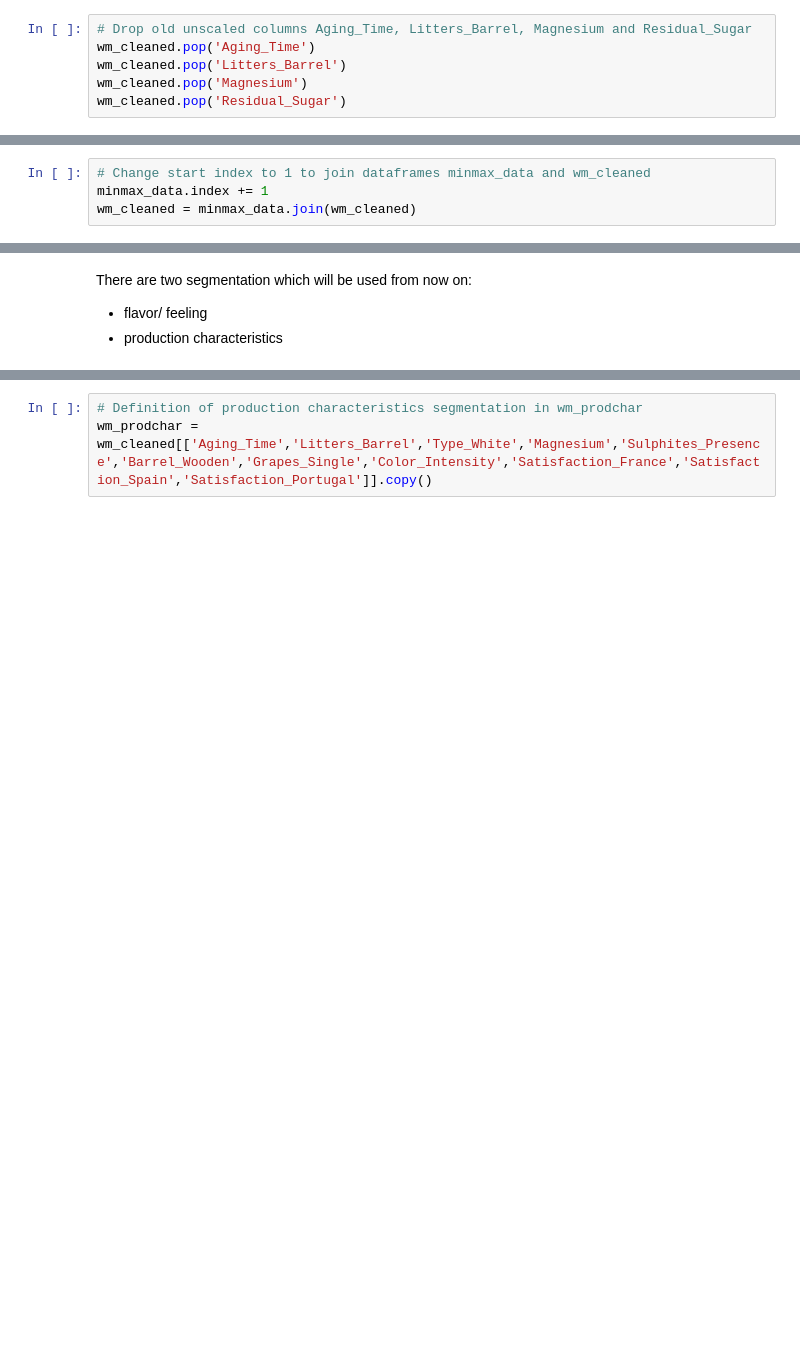
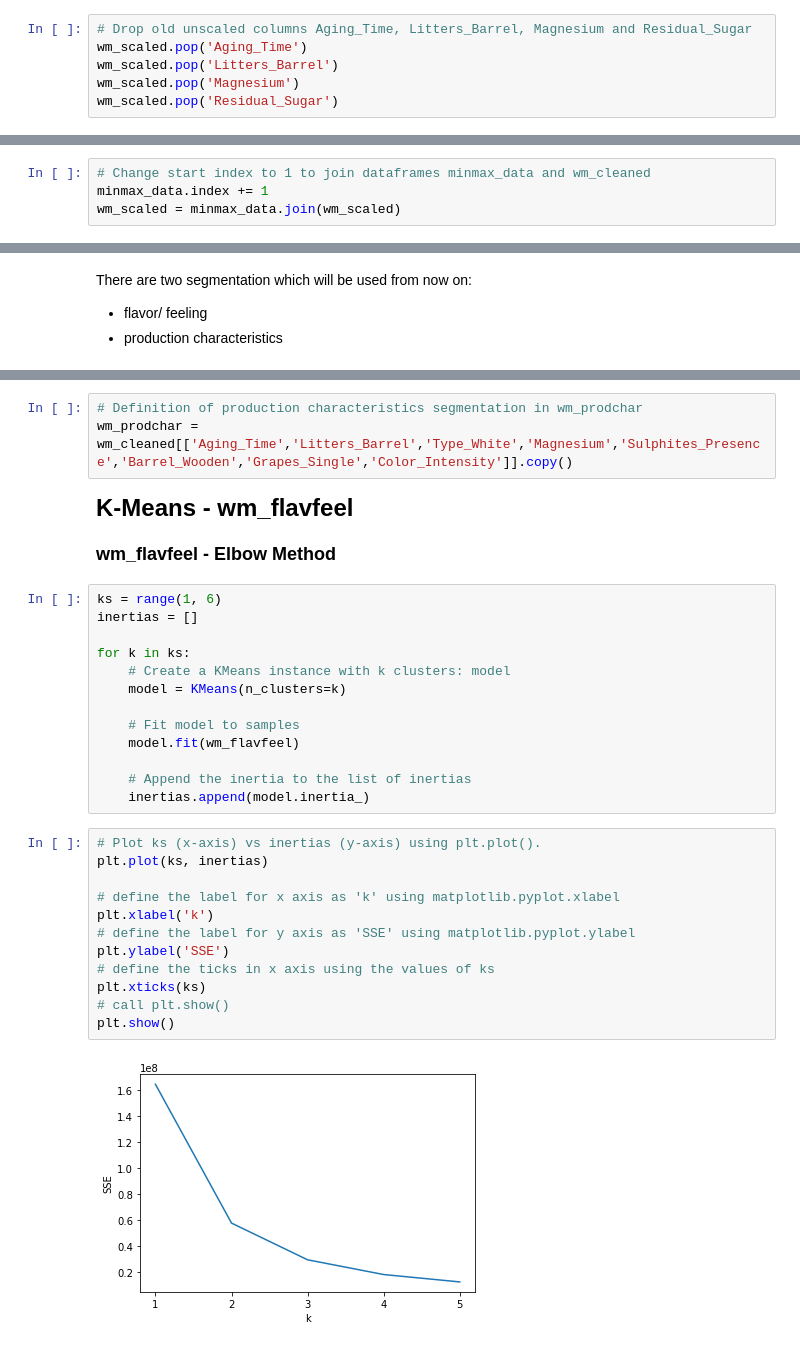
Before and after one commit to CodeGroupDM/Code-DM, a Jupyter notebook: Project_Preprocessing.ipynb, the cells around one changed output, grey strips where cells are left out. Drawn from its saved outputs; the diff is of its cells as text; blank space fills up the shorter version.

```diff
--- a/Project_Preprocessing.ipynb
+++ b/Project_Preprocessing.ipynb
@@ -342,10 +344,10 @@ minmax_data.head()
 | 4 | 0.807692 | 0.048078 | 0.000000 | 0.000000 |
 # %%
 # Drop old unscaled columns Aging_Time, Litters_Barrel, Magnesium and Residual_Sugar
-wm_cleaned.pop('Aging_Time')
-wm_cleaned.pop('Litters_Barrel')
-wm_cleaned.pop('Magnesium')
-wm_cleaned.pop('Residual_Sugar')
+wm_scaled.pop('Aging_Time')
+wm_scaled.pop('Litters_Barrel')
+wm_scaled.pop('Magnesium')
+wm_scaled.pop('Residual_Sugar')
 # %% [output]
 WineID
 1           0.0
@@ -363,5 +365,5 @@ Name: Residual_Sugar, Length: 129310, dtype: float64
 # %%
 # Change start index to 1 to join dataframes minmax_data and wm_cleaned
 minmax_data.index += 1
-wm_cleaned = minmax_data.join(wm_cleaned)
+wm_scaled = minmax_data.join(wm_scaled)
 # %%
@@ -445,3 +459,34 @@ wm_flavfeel = wm_cleaned[['Residual_Sugar','Acidity','Floral','Wood','Sweetness'
 # %%
 # Definition of production characteristics segmentation in wm_prodchar
-wm_prodchar = wm_cleaned[['Aging_Time','Litters_Barrel','Type_White','Magnesium','Sulphites_Presence','Barrel_Wooden','Grapes_Single','Color_Intensity','Satisfaction_France','Satisfaction_Spain','Satisfaction_Portugal']].copy()
+wm_prodchar = wm_cleaned[['Aging_Time','Litters_Barrel','Type_White','Magnesium','Sulphites_Presence','Barrel_Wooden','Grapes_Single','Color_Intensity']].copy()
+# %% [markdown]
+<b><font size="5">K-Means - wm_flavfeel</font><a class="anchor"><a id='toc'></a></b>
+# %% [markdown]
+<b><font size="4">wm_flavfeel - Elbow Method</font><a class="anchor"><a id='toc'></a></b>
+# %%
+ks = range(1, 6)
+inertias = []
+
+for k in ks:
+    # Create a KMeans instance with k clusters: model
+    model = KMeans(n_clusters=k)
+
+    # Fit model to samples
+    model.fit(wm_flavfeel)
+
+    # Append the inertia to the list of inertias
+    inertias.append(model.inertia_)
+# %%
+# Plot ks (x-axis) vs inertias (y-axis) using plt.plot().
+plt.plot(ks, inertias)
+
+# define the label for x axis as 'k' using matplotlib.pyplot.xlabel
+plt.xlabel('k')
+# define the label for y axis as 'SSE' using matplotlib.pyplot.ylabel
+plt.ylabel('SSE')
+# define the ticks in x axis using the values of ks
+plt.xticks(ks)
+# call plt.show()
+plt.show()
+# %% [output]
+[figure, added]
```
Also changed, not shown: parts of 60 cells of this notebook.
